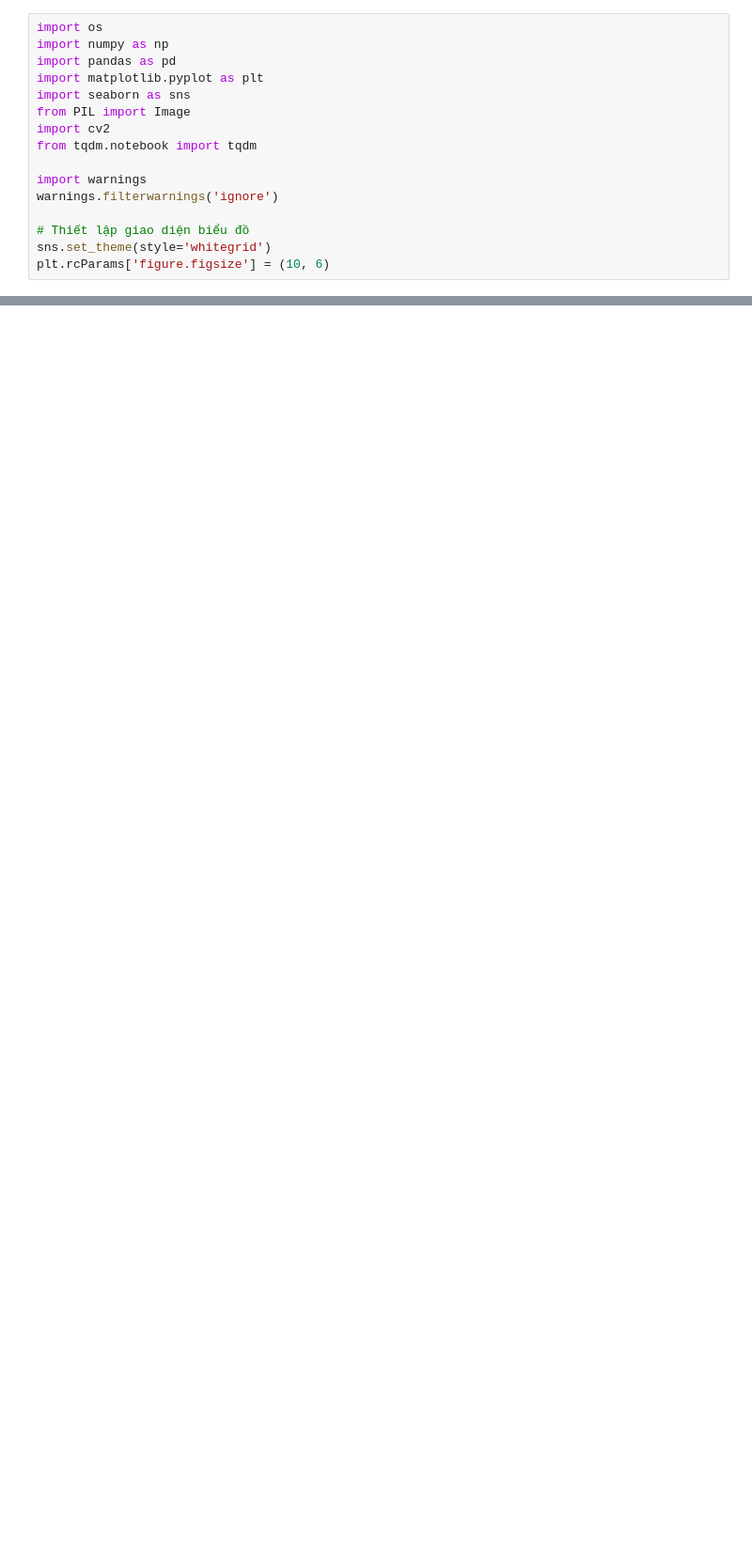
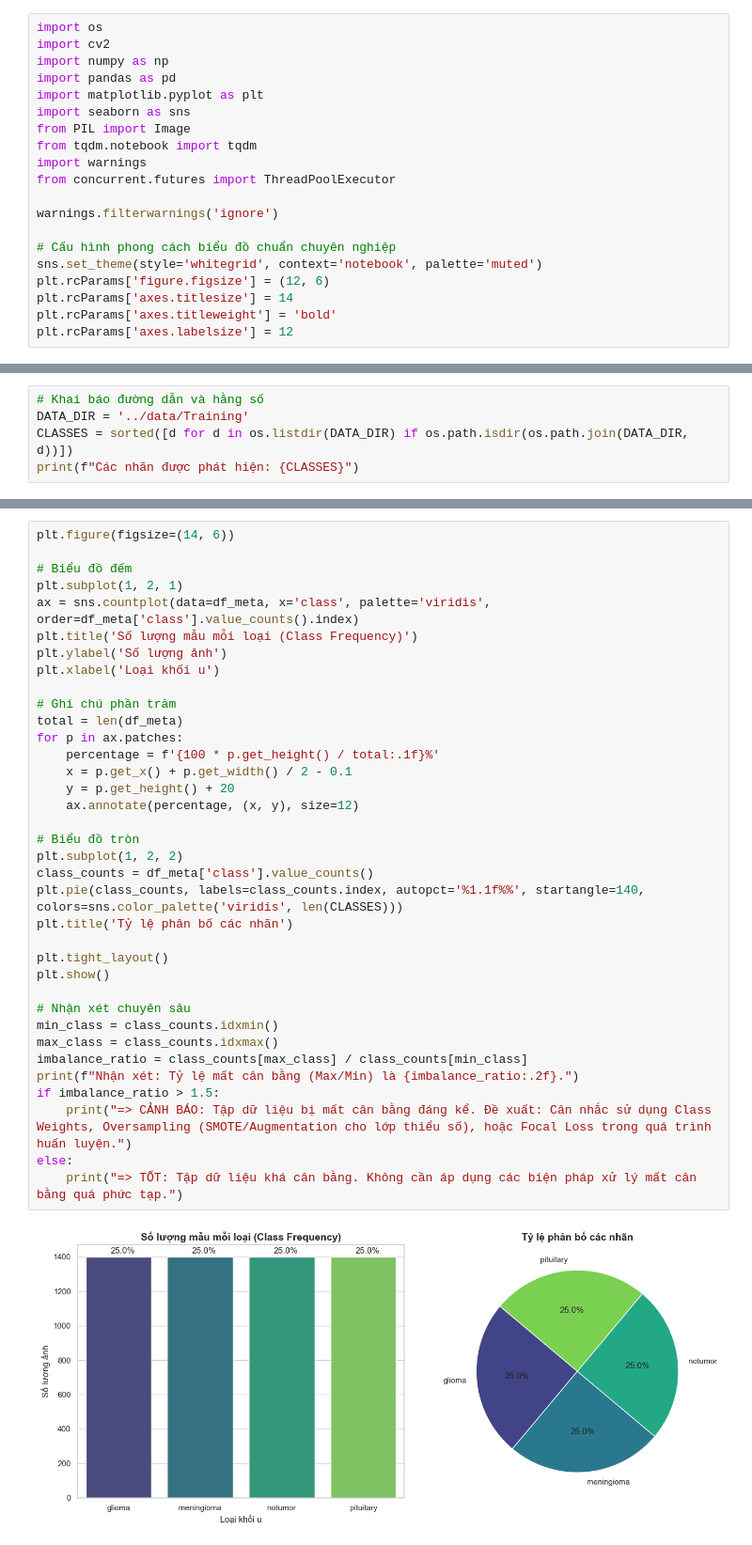
Before and after one commit to Thehy-IT/DS_filnal_Brain, a Jupyter notebook: notebooks/01_EDA_Deep_Analysis.ipynb, the cells around one changed output, grey strips where cells are left out. Shown at 94% size. Cells and saved outputs as stored; diff of their text form; blank space fills up the shorter version.

```diff
--- a/notebooks/01_EDA_Deep_Analysis.ipynb
+++ b/notebooks/01_EDA_Deep_Analysis.ipynb
@@ -9,16 +10,20 @@ Notebook này thực hiện các bước khám phá dữ liệu chuẩn mực đ
 # %%
 import os
+import cv2
 import numpy as np
 import pandas as pd
 import matplotlib.pyplot as plt
 import seaborn as sns
 from PIL import Image
-import cv2
 from tqdm.notebook import tqdm
+import warnings
+from concurrent.futures import ThreadPoolExecutor
 
-import warnings
 warnings.filterwarnings('ignore')
 
-# Thiết lập giao diện biểu đồ
-sns.set_theme(style='whitegrid')
-plt.rcParams['figure.figsize'] = (10, 6)
+# Cấu hình phong cách biểu đồ chuẩn chuyên nghiệp
+sns.set_theme(style='whitegrid', context='notebook', palette='muted')
+plt.rcParams['figure.figsize'] = (12, 6)
+plt.rcParams['axes.titlesize'] = 14
+plt.rcParams['axes.titleweight'] = 'bold'
+plt.rcParams['axes.labelsize'] = 12
@@ -36,0 +30,5 @@ Dữ liệu sẽ được load từ: ../data/Training
+# %%
+# Khai báo đường dẫn và hằng số
+DATA_DIR = '../data/Training'
+CLASSES = sorted([d for d in os.listdir(DATA_DIR) if os.path.isdir(os.path.join(DATA_DIR, d))])
+print(f"Các nhãn được phát hiện: {CLASSES}")
@@ -152,0 +109,38 @@ plt.show()
+# %%
+plt.figure(figsize=(14, 6))
+
+# Biểu đồ đếm
+plt.subplot(1, 2, 1)
+ax = sns.countplot(data=df_meta, x='class', palette='viridis', order=df_meta['class'].value_counts().index)
+plt.title('Số lượng mẫu mỗi loại (Class Frequency)')
+plt.ylabel('Số lượng ảnh')
+plt.xlabel('Loại khối u')
+
+# Ghi chú phần trăm
+total = len(df_meta)
+for p in ax.patches:
+    percentage = f'{100 * p.get_height() / total:.1f}%'
+    x = p.get_x() + p.get_width() / 2 - 0.1
+    y = p.get_height() + 20
+    ax.annotate(percentage, (x, y), size=12)
+
+# Biểu đồ tròn
+plt.subplot(1, 2, 2)
+class_counts = df_meta['class'].value_counts()
+plt.pie(class_counts, labels=class_counts.index, autopct='%1.1f%%', startangle=140, colors=sns.color_palette('viridis', len(CLASSES)))
+plt.title('Tỷ lệ phân bố các nhãn')
+
+plt.tight_layout()
+plt.show()
+
+# Nhận xét chuyên sâu
+min_class = class_counts.idxmin()
+max_class = class_counts.idxmax()
+imbalance_ratio = class_counts[max_class] / class_counts[min_class]
+print(f"Nhận xét: Tỷ lệ mất cân bằng (Max/Min) là {imbalance_ratio:.2f}.")
+if imbalance_ratio > 1.5:
+    print("=> CẢNH BÁO: Tập dữ liệu bị mất cân bằng đáng kể. Đề xuất: Cân nhắc sử dụng Class Weights, Oversampling (SMOTE/Augmentation cho lớp thiểu số), hoặc Focal Loss trong quá trình huấn luyện.")
+else:
+    print("=> TỐT: Tập dữ liệu khá cân bằng. Không cần áp dụng các biện pháp xử lý mất cân bằng quá phức tạp.")
+# %% [output]
+[figure, added]
```
Also changed, not shown: parts of 27 cells of this notebook, 6 other files.
